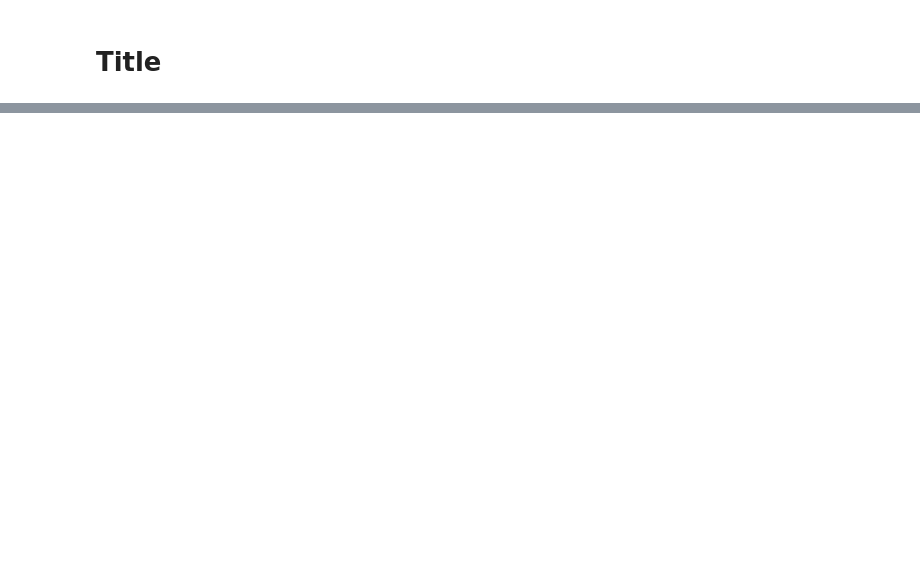
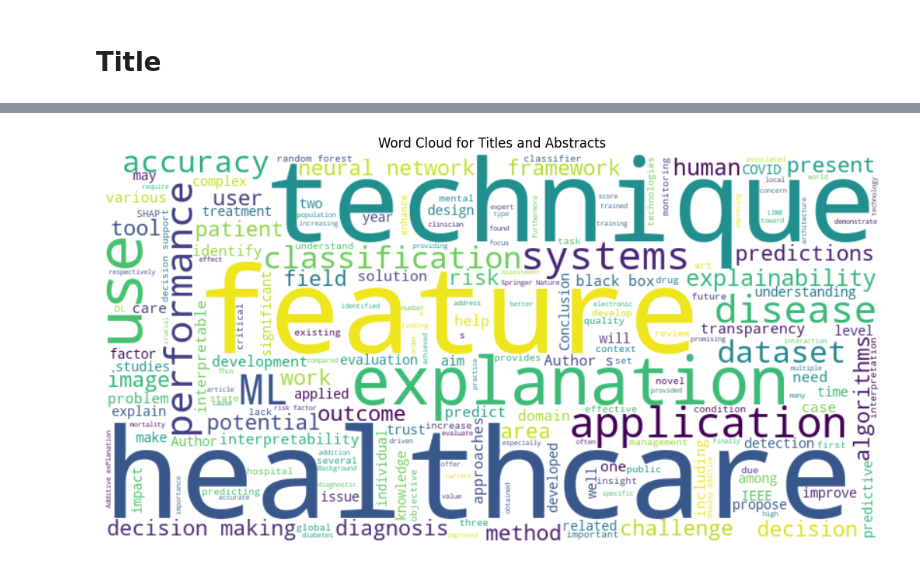
Before and after one commit to wtfish/XAI-Medical-Review, a Jupyter notebook: transform.ipynb, the cells around one changed output, grey strips where cells are left out. Saved outputs shown, nothing was run; the diff lists cells and outputs as text; code cells hidden in the pictures; blank space fills up the shorter version.

```diff
--- a/transform.ipynb
+++ b/transform.ipynb
@@ -278,0 +317,5 @@ pureDF.loc[pureDF["Abstract"].str.contains("review|survey|comparative|reviews|ed
+# %%
+title_abstract_text = " ".join((TidyDF['Title'] + " " + TidyDF['Abstract']).dropna().tolist())
+generate_wordcloud(title_abstract_text, 'Word Cloud for Titles and Abstracts')
+# %% [output]
+[figure, added]
```
Also changed, not shown: parts of 5 cells of this notebook.
